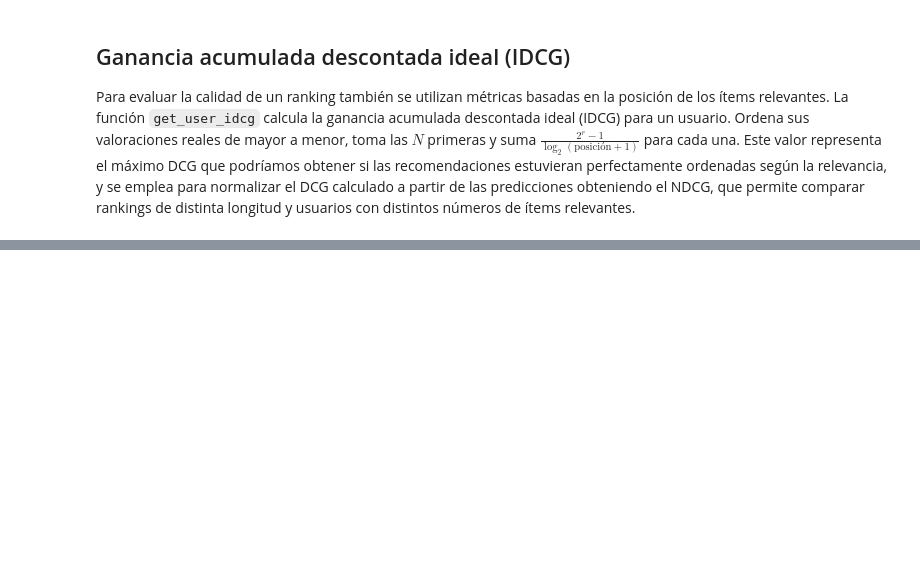
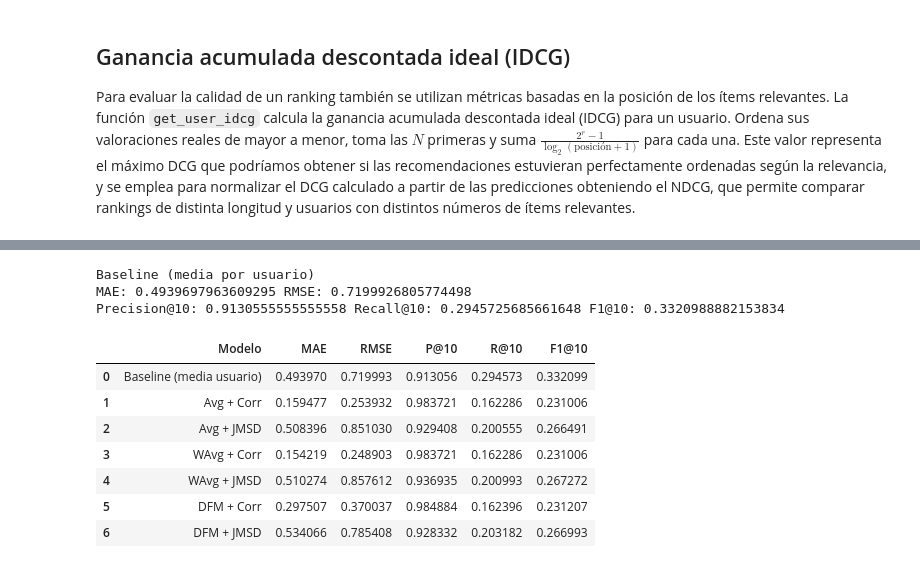
Before and after one commit to DiegoRecover8/Food.com-Recommender-Systems, a Jupyter notebook: notebooks/01_knn.ipynb, the cells around one changed output, grey strips where cells are left out. Saved outputs shown, nothing was run; the diff lists cells and outputs as text; code cells hidden in the pictures; blank space fills up the shorter version.

```diff
--- a/notebooks/01_knn.ipynb
+++ b/notebooks/01_knn.ipynb
@@ -407,8 +407,7 @@ def predict_for_candidates_dfm(mat, u, neighbors, candidates):
     preds = [deviation_from_mean_prediction(mat, u, i, neighbors) for i in candidates]
     return preds
 # %%
-N = 10
-u = 112
+su = 112
 
 # Candidatos (items que los vecinos han puntuado y u no)
 candidates_corr = candidate_items_from_neighbors(ratings, u, neighbors_corr)
@@ -924,0 +1049,51 @@ nDCG Dev from Mean Prediction with JMSD Similarity = 0.8595
+# %%
+baseline_user_mean = {}
+
+# usamos como referencia las keys de una predicción ya creada (cualquiera vale)
+# por ejemplo avg_predictions_corr
+for (u, i) in avg_predictions_corr.keys():
+    row = ratings.getrow(u)
+    if row.nnz == 0:
+        pred = None
+    else:
+        pred = float(np.mean(row.data))
+    baseline_user_mean[(u, i)] = pred
+
+# Métricas baseline
+mae_base  = get_mae(baseline_user_mean, ratings, test_users)
+rmse_base = get_rmse(baseline_user_mean, ratings, test_users)
+
+precision_base = get_precision(baseline_user_mean, ratings, test_users, N=N, theta=theta)
+recall_base    = get_recall(baseline_user_mean, ratings, test_users, N=N, theta=theta)
+f1_base        = get_f1(baseline_user_mean, ratings, test_users, N=N, theta=theta)
+
+print("Baseline (media por usuario)")
+print("MAE:", mae_base, "RMSE:", rmse_base)
+print(f"Precision@{N}:", precision_base, f"Recall@{N}:", recall_base, f"F1@{N}:", f1_base)
+
+import pandas as pd
+
+results_table = pd.DataFrame([
+    {"Modelo": "Baseline (media usuario)", "MAE": mae_base, "RMSE": rmse_base, f"P@{N}": precision_base, f"R@{N}": recall_base, f"F1@{N}": f1_base},
+    {"Modelo": "Avg + Corr",  "MAE": mae_avg_corr,  "RMSE": rmse_avg_corr,  f"P@{N}": precision_avg_corr,  f"R@{N}": recall_avg_corr,  f"F1@{N}": f1_avg_corr},
+    {"Modelo": "Avg + JMSD",  "MAE": mae_avg_jmsd,  "RMSE": rmse_avg_jmsd,  f"P@{N}": precision_avg_jmsd,  f"R@{N}": recall_avg_jmsd,  f"F1@{N}": f1_avg_jmsd},
+    {"Modelo": "WAvg + Corr", "MAE": mae_wavg_corr, "RMSE": rmse_wavg_corr, f"P@{N}": precision_wavg_corr, f"R@{N}": recall_wavg_corr, f"F1@{N}": f1_wavg_corr},
+    {"Modelo": "WAvg + JMSD", "MAE": mae_wavg_jmsd, "RMSE": rmse_wavg_jmsd, f"P@{N}": precision_wavg_jmsd, f"R@{N}": recall_wavg_jmsd, f"F1@{N}": f1_wavg_jmsd},
+    {"Modelo": "DFM + Corr",  "MAE": mae_dfm_corr,  "RMSE": rmse_dfm_corr,  f"P@{N}": precision_dfm_corr,  f"R@{N}": recall_dfm_corr,  f"F1@{N}": f1_dfm_corr},
+    {"Modelo": "DFM + JMSD",  "MAE": mae_dfm_jmsd,  "RMSE": rmse_dfm_jmsd,  f"P@{N}": precision_dfm_jmsd,  f"R@{N}": recall_dfm_jmsd,  f"F1@{N}": f1_dfm_jmsd},
+])
+
+results_table.sort_values(by=f"F1@{N}", ascending=False)
+results_table.style
+# %% [output]
+Baseline (media por usuario)
+MAE: 0.4939697963609295 RMSE: 0.7199926805774498
+Precision@10: 0.9130555555555558 Recall@10: 0.2945725685661648 F1@10: 0.3320988882153834
+|  | Modelo | MAE | RMSE | P@10 | R@10 | F1@10 |
+| 0 | Baseline (media usuario) | 0.493970 | 0.719993 | 0.913056 | 0.294573 | 0.332099 |
+| 1 | Avg + Corr | 0.159477 | 0.253932 | 0.983721 | 0.162286 | 0.231006 |
+| 2 | Avg + JMSD | 0.508396 | 0.851030 | 0.929408 | 0.200555 | 0.266491 |
+| 3 | WAvg + Corr | 0.154219 | 0.248903 | 0.983721 | 0.162286 | 0.231006 |
+| 4 | WAvg + JMSD | 0.510274 | 0.857612 | 0.936935 | 0.200993 | 0.267272 |
+| 5 | DFM + Corr | 0.297507 | 0.370037 | 0.984884 | 0.162396 | 0.231207 |
+| 6 | DFM + JMSD | 0.534066 | 0.785408 | 0.928332 | 0.203182 | 0.266993 |
```
Also changed, not shown: parts of 10 cells of this notebook, 1 other file.
